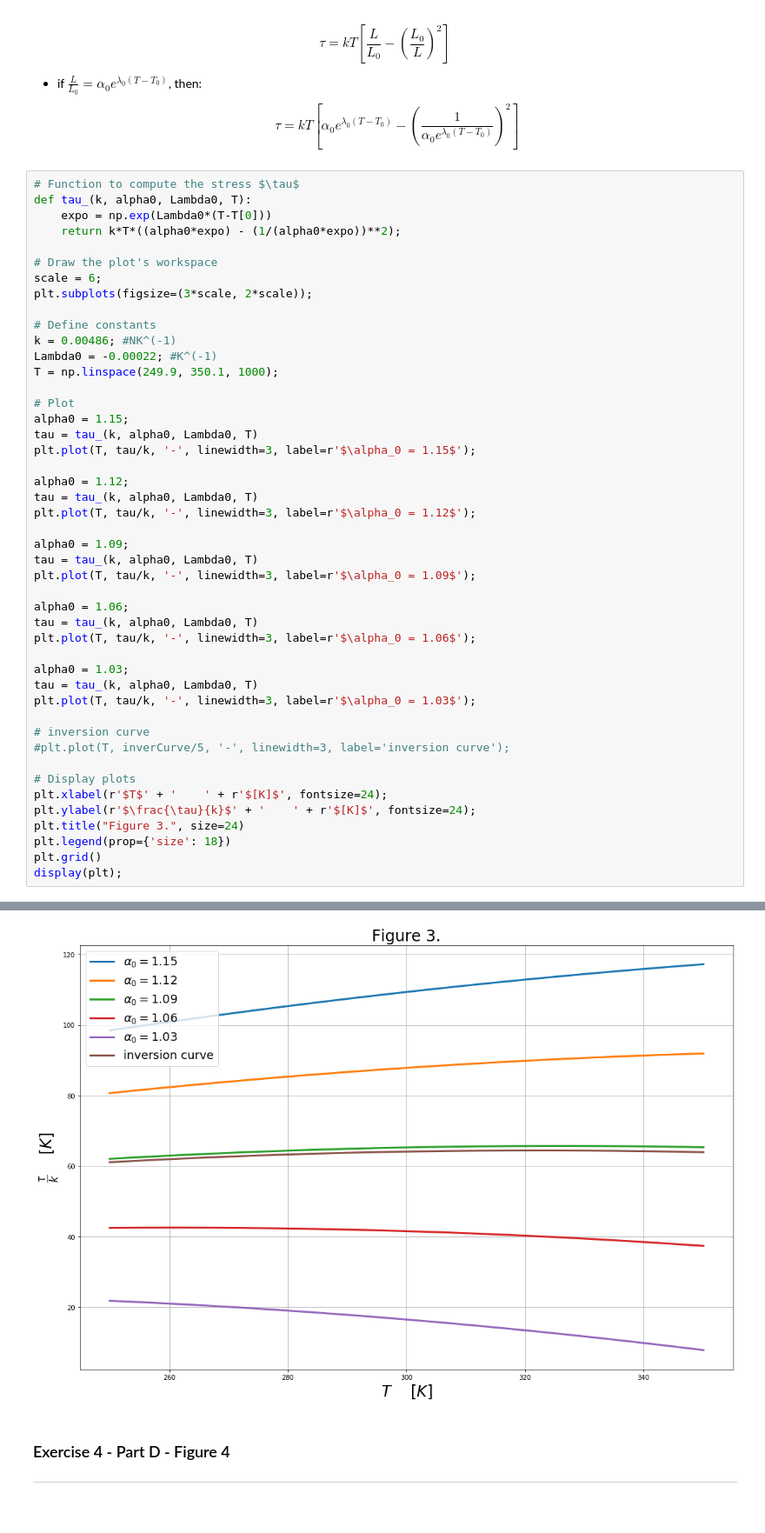
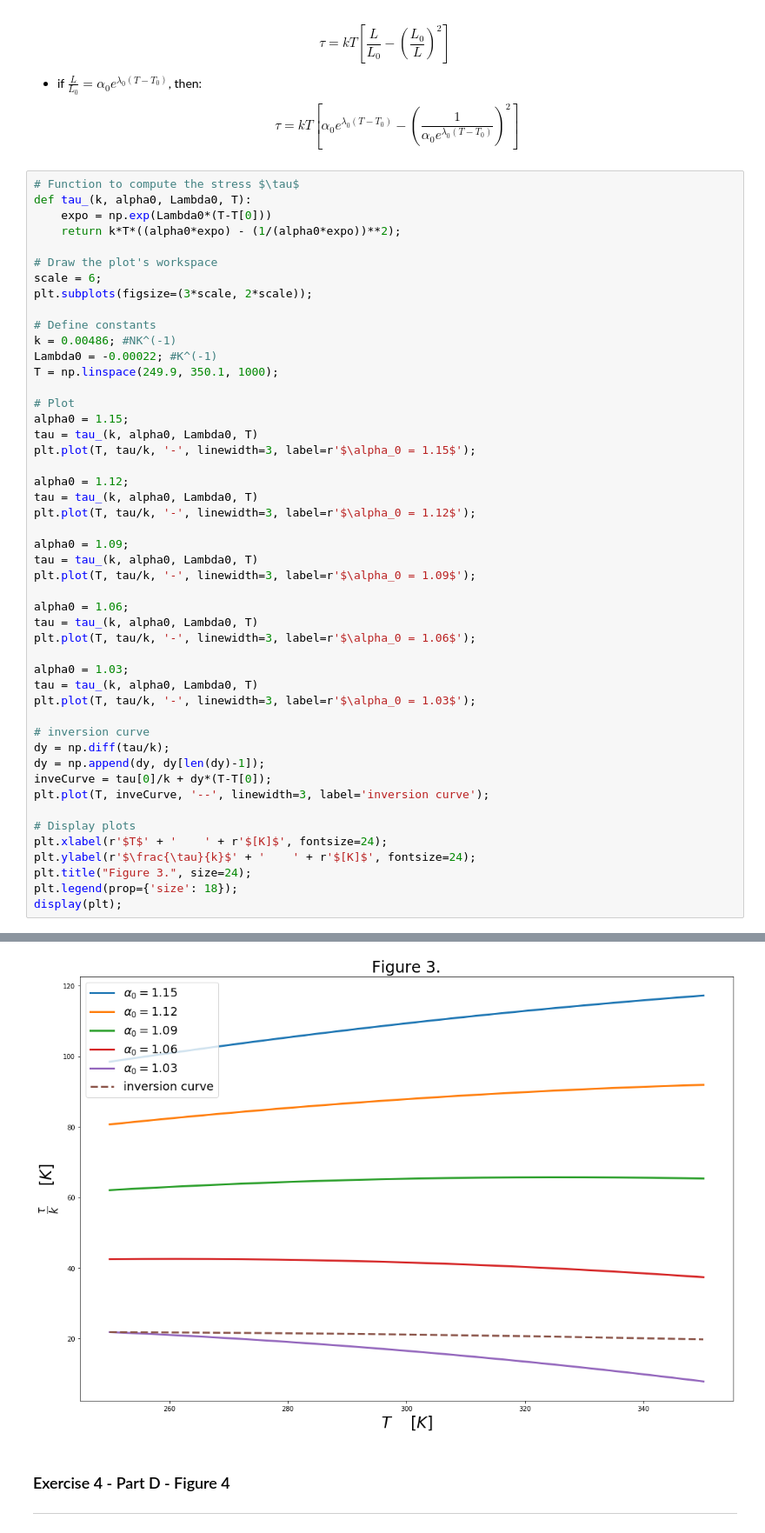
Before and after one commit to KiraSensei13/MNT_ITESM_courses, a Jupyter notebook: 2.2.ThermodynamicsOfMaterials/Thermo_Hwk05/A01212611_thermo_Hwk05.ipynb, the cells around one changed output, grey strips where cells are left out. Shown at 87% size. Saved outputs shown, nothing was run; the diff lists cells and outputs as text.

Commit message:
plot fix and 1st problem

```diff
--- a/2.2.ThermodynamicsOfMaterials/Thermo_Hwk05/A01212611_thermo_Hwk05.ipynb
+++ b/2.2.ThermodynamicsOfMaterials/Thermo_Hwk05/A01212611_thermo_Hwk05.ipynb
@@ -127,38 +143,40 @@ T = np.linspace(249.9, 350.1, 1000);
 
 # Plot
 alpha0 = 1.15;
 tau = tau_(k, alpha0, Lambda0, T)
 plt.plot(T, tau/k, '-', linewidth=3, label=r'$\alpha_0 = 1.15$');
 
 alpha0 = 1.12;
 tau = tau_(k, alpha0, Lambda0, T)
 plt.plot(T, tau/k, '-', linewidth=3, label=r'$\alpha_0 = 1.12$');
 
 alpha0 = 1.09;
 tau = tau_(k, alpha0, Lambda0, T)
 plt.plot(T, tau/k, '-', linewidth=3, label=r'$\alpha_0 = 1.09$');
 
 alpha0 = 1.06;
 tau = tau_(k, alpha0, Lambda0, T)
 plt.plot(T, tau/k, '-', linewidth=3, label=r'$\alpha_0 = 1.06$');
 
 alpha0 = 1.03;
 tau = tau_(k, alpha0, Lambda0, T)
 plt.plot(T, tau/k, '-', linewidth=3, label=r'$\alpha_0 = 1.03$');
 
 # inversion curve
-#plt.plot(T, inverCurve/5, '-', linewidth=3, label='inversion curve');
+dy = np.diff(tau/k);
+dy = np.append(dy, dy[len(dy)-1]);
+inveCurve = tau[0]/k + dy*(T-T[0]);
+plt.plot(T, inveCurve, '--', linewidth=3, label='inversion curve');
 
 # Display plots
 plt.xlabel(r'$T$' + '    ' + r'$[K]$', fontsize=24);
 plt.ylabel(r'$\frac{\tau}{k}$' + '    ' + r'$[K]$', fontsize=24);
-plt.title("Figure 3.", size=24)
-plt.legend(prop={'size': 18})
-plt.grid()
+plt.title("Figure 3.", size=24);
+plt.legend(prop={'size': 18});
 display(plt);
 # %% [output]
 <module 'matplotlib.pyplot' from 'C:\\Users\\oskat\\Anaconda3\\lib\\site-packages\\matplotlib\\pyplot.py'>
-[figure, old version]
+[figure, new version]
 # %% [markdown]
 ### Exercise 4 - Part D - Figure 4
 ___
```
Also changed, not shown: parts of 4 cells of this notebook.
